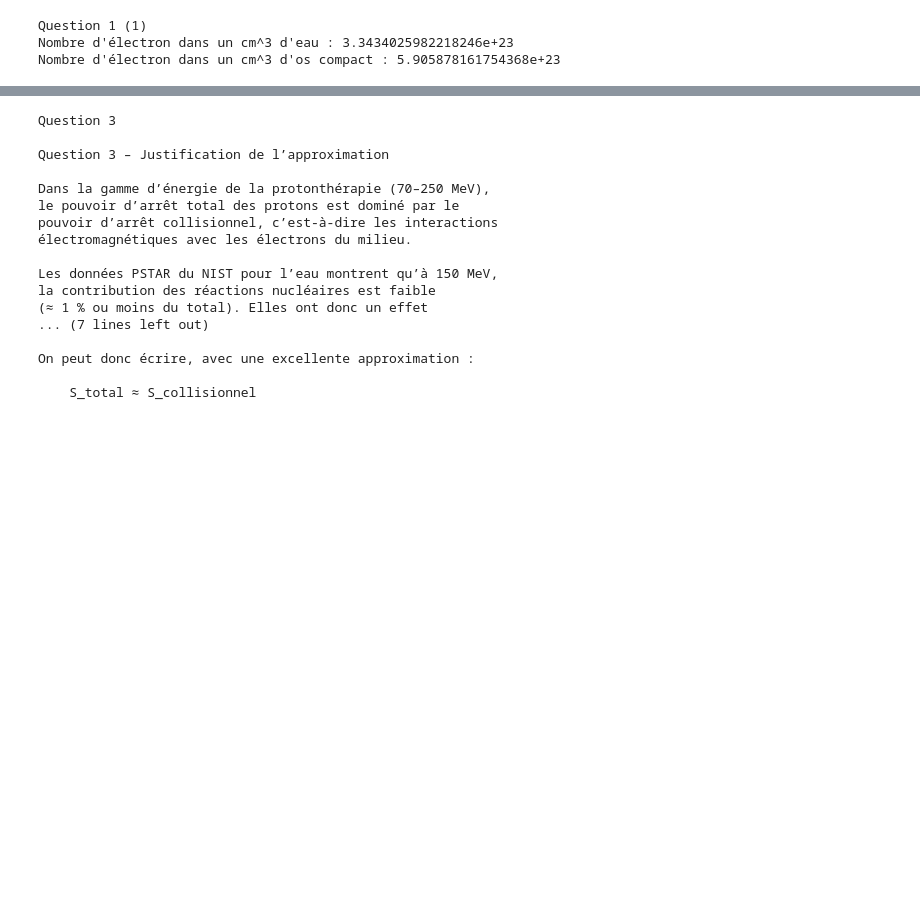
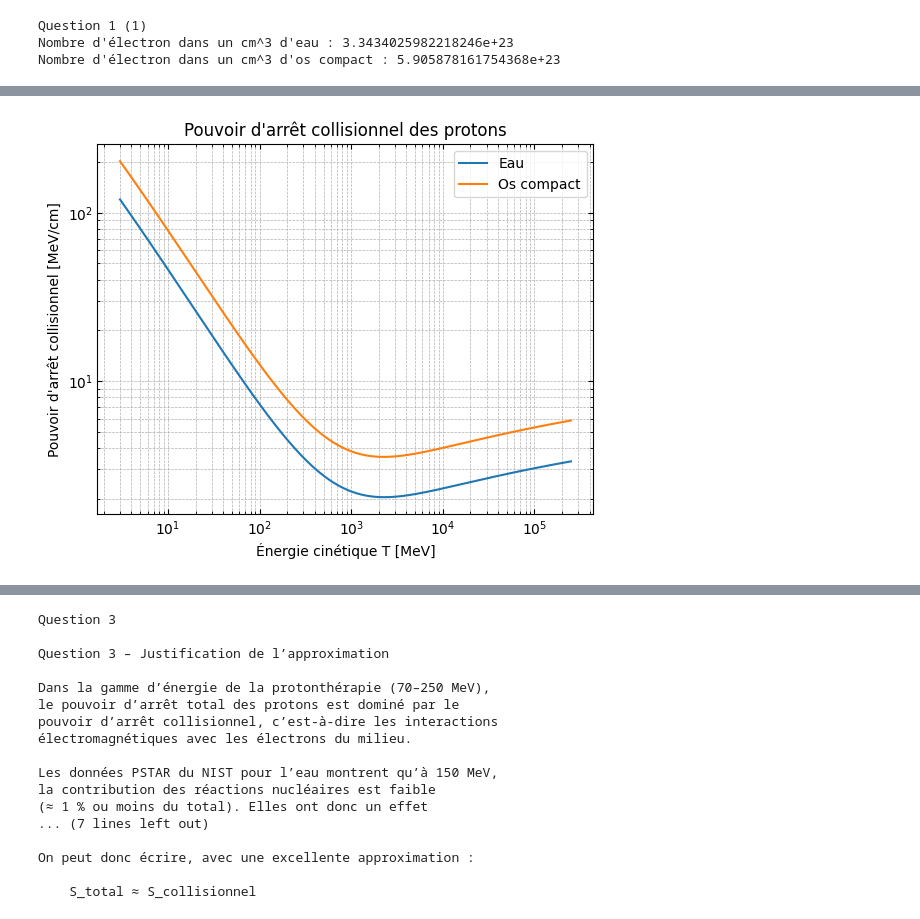
Before and after one commit to Jeremie-Beaupre/TP1_Phyznum, a Jupyter notebook: TP1.ipynb, the cells around one changed output, grey strips where cells are left out. Saved outputs shown, nothing was run; the diff lists cells and outputs as text; code cells hidden in the pictures; blank space fills up the shorter version.

```diff
--- a/TP1.ipynb
+++ b/TP1.ipynb
@@ -138,3 +30,54 @@ S_col os  = [2.63368240e-10 2.63263711e-10 2.63159282e-10 ... 1.08109323e-10
+# %%
+import numpy as np
+import matplotlib.pyplot as plt
+
+e = 1.602e-13 #MeV, pas eV
+me = 9.109e-31
+mp = 1.67e-27
+re = 2.8179403262e-13
+c = 3e8
+
+ne_water = number_of_electron_in_water
+ne_bone  = number_of_electron_in_bone
+
+I_water = 75e-6
+I_bone  = 91.9e-6
+
+
+def stopping_power(T, ne, I):
+    gamma = T/(mp*c**2/e) + 1
+    beta2 = 1 - 1/gamma**2
+    beta = np.sqrt(beta2)
+
+    Tmax = (2 * me * c**2/e * (gamma**2-1)) / (1 + 2*gamma*me/mp + (me/mp)**2)
+
+    prefactor = 2 * np.pi * re**2 * (me * c**2/e) * ne
+
+    S = prefactor * (1/beta2) * (np.log((2 * me * c**2/e * beta2 * gamma**2 * Tmax) / (I**2)) - 2*beta2)
+
+    return S
+
+
+T = np.logspace(np.log10(3), np.log10(250000), 500)
+
+S_water = stopping_power(T, ne_water, I_water)
+S_bone  = stopping_power(T, ne_bone, I_bone)
+
+plt.figure()
+plt.plot(T, S_water)
+plt.plot(T, S_bone)
+
+plt.xscale('log')
+plt.yscale('log')
+plt.xlabel("Énergie cinétique T [MeV]")
+plt.ylabel("Pouvoir d'arrêt collisionnel [MeV/cm]")
+plt.title("Pouvoir d'arrêt collisionnel des protons")
+plt.legend(["Eau", "Os compact"])
+plt.grid(which='both', axis='both', linestyle='--', linewidth=0.5)
+plt.tick_params(axis='both', which='both', direction='in', top=True, right=True)
+plt.show()
+# %% [output]
+[figure, added]
 # %%
 # Question 2
 
```
Also changed, not shown: parts of 3 cells of this notebook.
